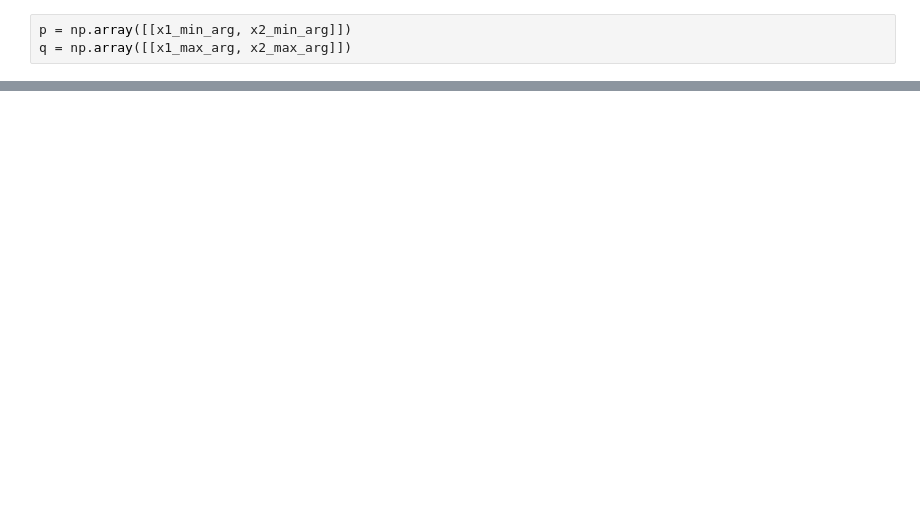
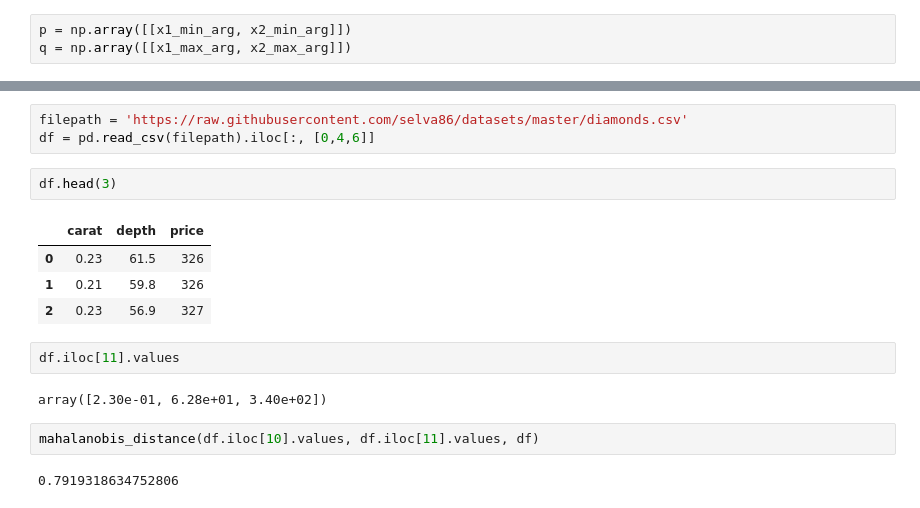
Before and after one commit to zhpinkman/mahalanobis-distance, a Jupyter notebook: mahalanobis_distance.ipynb, the cells around one changed output, grey strips where cells are left out. Cells and saved outputs as stored; diff of their text form; blank space fills up the shorter version.

Commit message:
test the distance on a sample datast

```diff
--- a/mahalanobis_distance.ipynb
+++ b/mahalanobis_distance.ipynb
@@ -67,0 +68,18 @@ mahalanobis_distance(p, q, df)
+# %%
+filepath = 'https://raw.githubusercontent.com/selva86/datasets/master/diamonds.csv'
+df = pd.read_csv(filepath).iloc[:, [0,4,6]]
+# %%
+df.head(3)
+# %% [output]
+|  | carat | depth | price |
+| 0 | 0.23 | 61.5 | 326 |
+| 1 | 0.21 | 59.8 | 326 |
+| 2 | 0.23 | 56.9 | 327 |
+# %%
+df.iloc[11].values
+# %% [output]
+array([2.30e-01, 6.28e+01, 3.40e+02])
+# %%
+mahalanobis_distance(df.iloc[10].values, df.iloc[11].values, df)
+# %% [output]
+0.7919318634752806
```
Also changed, not shown: parts of 6 cells of this notebook.
